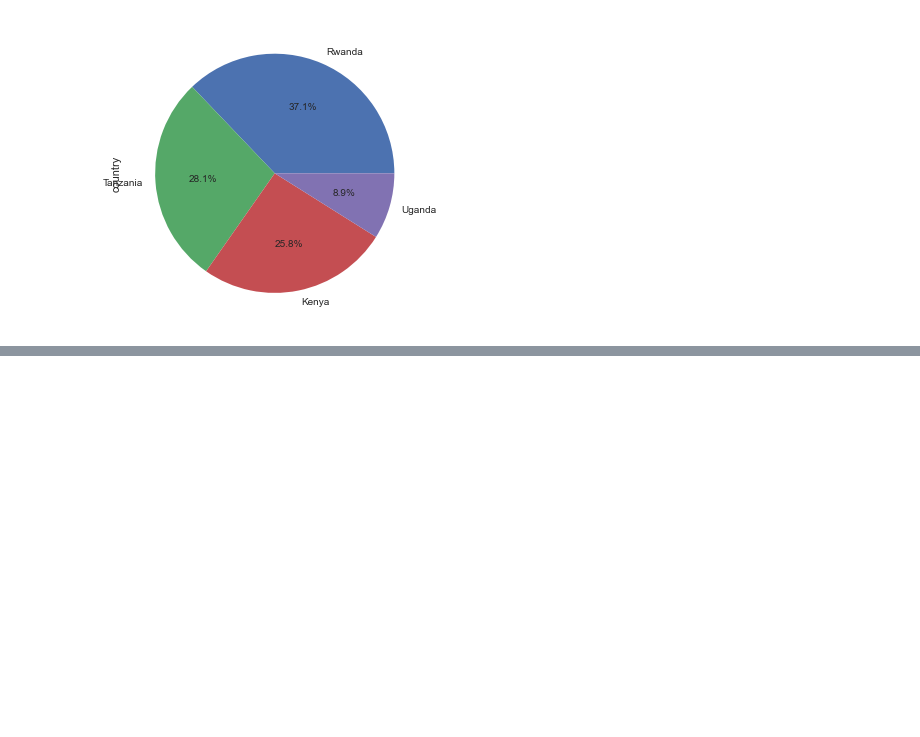
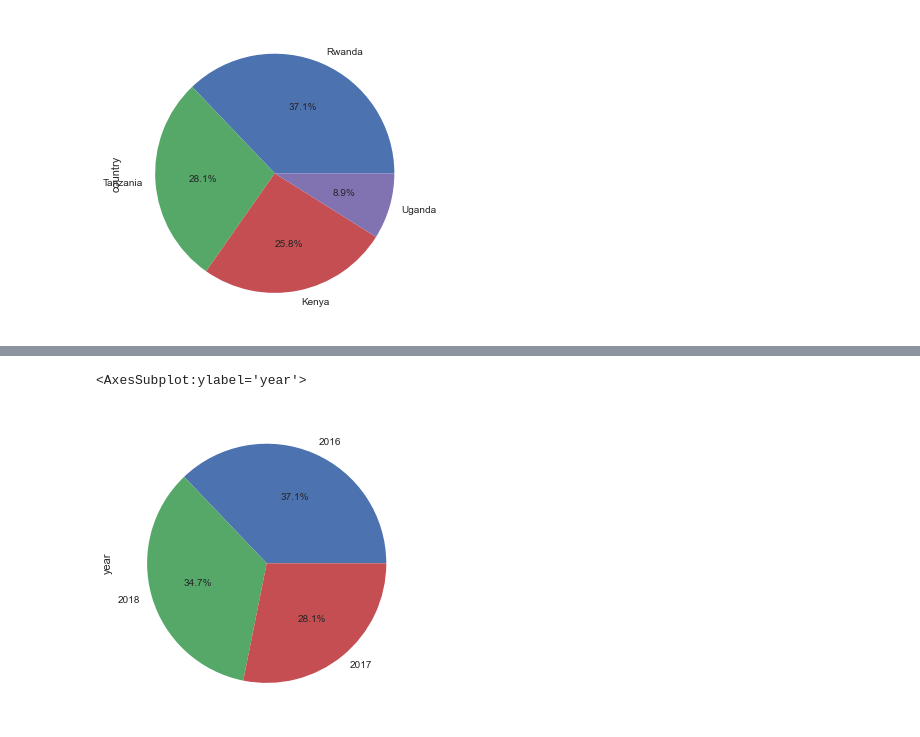
Before and after one commit to abideen-olawuwo/financial-inclusion, a Jupyter notebook: financial_inclusion.ipynb, the cells around one changed output, grey strips where cells are left out. Drawn from its saved outputs; the diff is of its cells as text; code cells hidden in the pictures; blank space fills up the shorter version.

```diff
--- a/financial_inclusion.ipynb
+++ b/financial_inclusion.ipynb
@@ -138,0 +155,5 @@ df_train['country'].value_counts().plot(kind='pie',autopct='%1.1f%%')
+# %%
+df_train['year'].value_counts().plot(kind='pie',autopct='%1.1f%%')
+# %% [output]
+<AxesSubplot:ylabel='year'>
+[figure, added]
```
Also changed, not shown: parts of 40 cells of this notebook.
